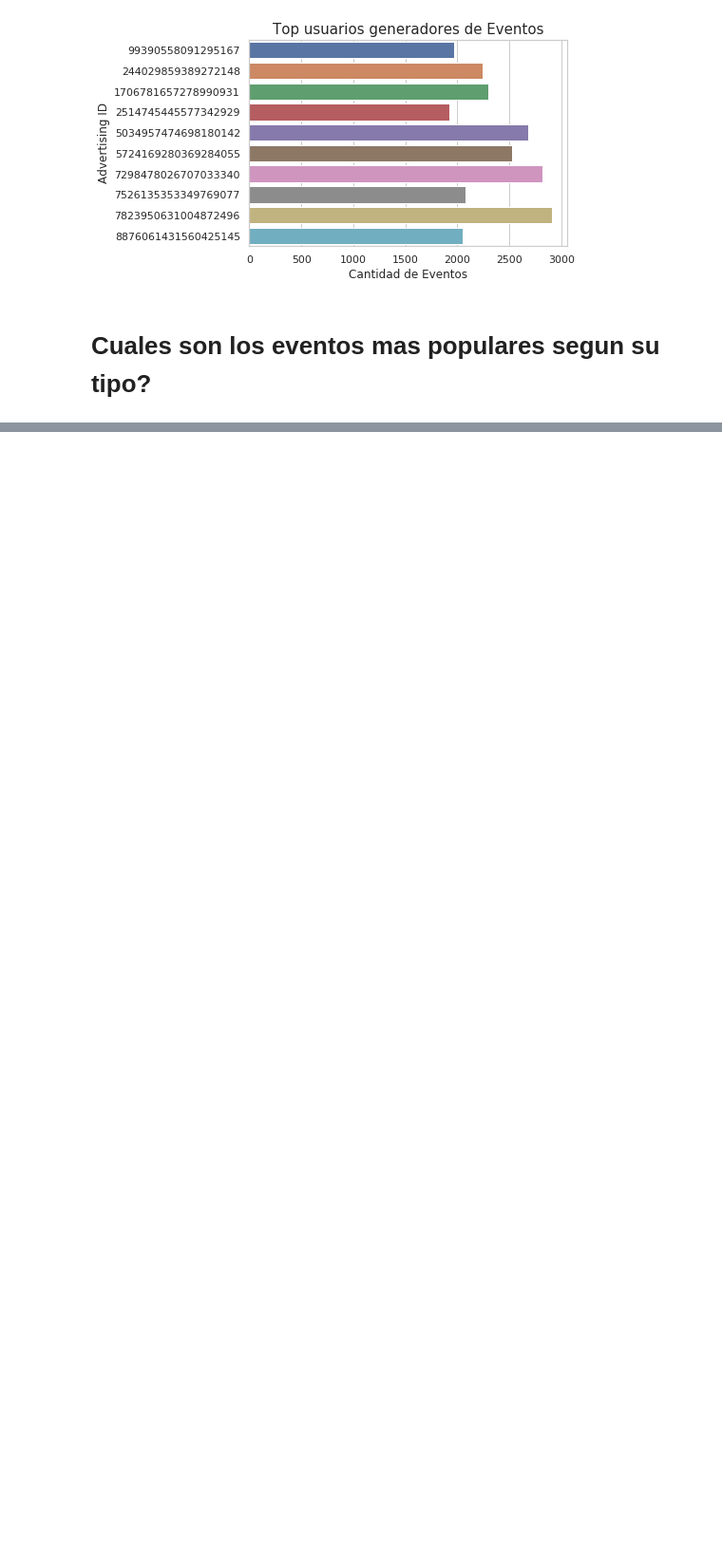
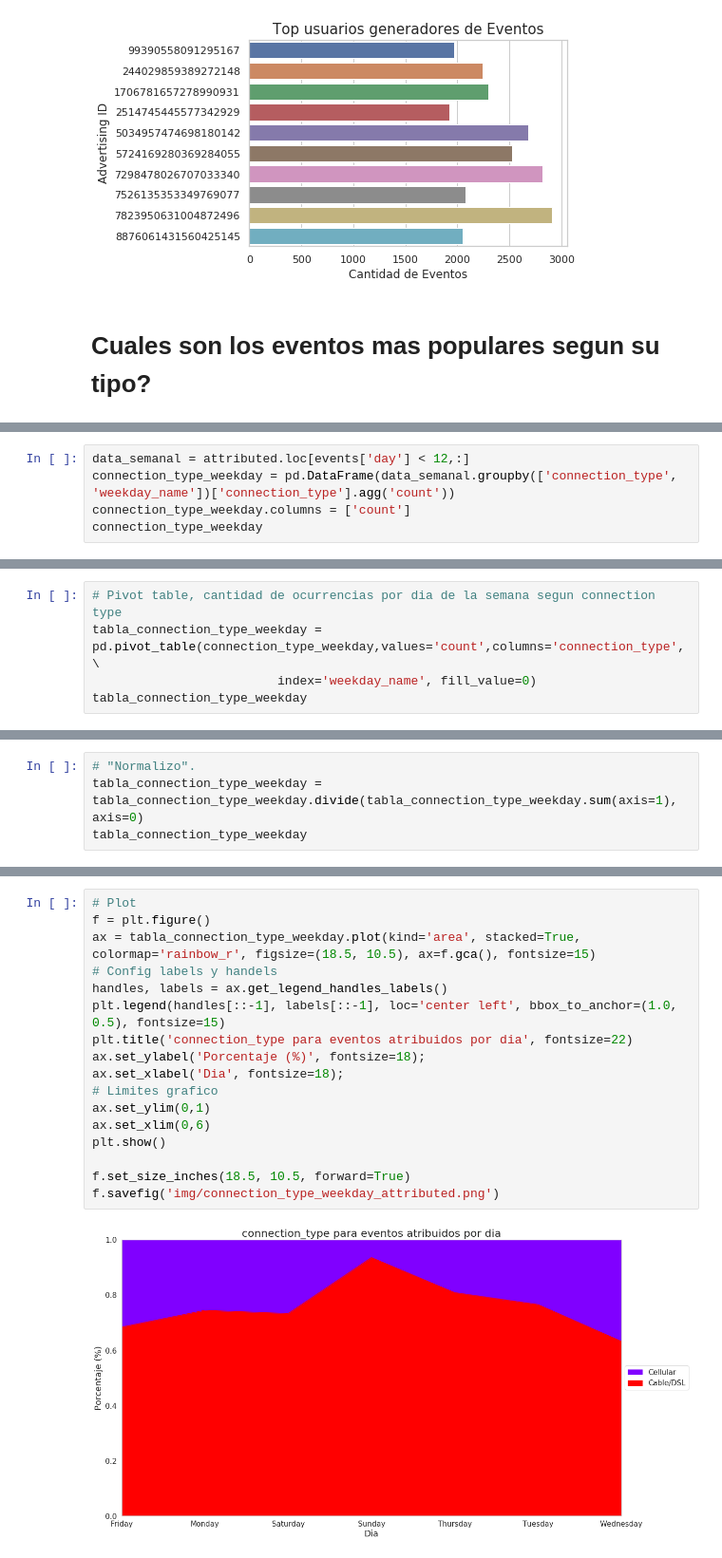
Before and after one commit to GastonMontes/75.06-Datos-Grupo22-TP1, a Jupyter notebook: temp/AnalisisTP1_events.ipynb, the cells around one changed output, grey strips where cells are left out. Shown: that part at 95% size. Saved outputs shown, nothing was run; the diff lists cells and outputs as text; blank space fills up the shorter version.

```diff
--- a/temp/AnalisisTP1_events.ipynb
+++ b/temp/AnalisisTP1_events.ipynb
@@ -201,0 +279,5 @@ g.get_figure().savefig('img/top_events_kind.png')
+# %%
+data_semanal = attributed.loc[events['day'] < 12,:]
+connection_type_weekday = pd.DataFrame(data_semanal.groupby(['connection_type', 'weekday_name'])['connection_type'].agg('count'))
+connection_type_weekday.columns = ['count']
+connection_type_weekday
@@ -201,0 +301,5 @@ g.get_figure().savefig('img/top_events_kind.png')
+# %%
+# Pivot table, cantidad de ocurrencias por dia de la semana segun connection type
+tabla_connection_type_weekday = pd.pivot_table(connection_type_weekday,values='count',columns='connection_type', \
+                         index='weekday_name', fill_value=0)
+tabla_connection_type_weekday
@@ -201,0 +316,4 @@ g.get_figure().savefig('img/top_events_kind.png')
+# %%
+# "Normalizo".
+tabla_connection_type_weekday = tabla_connection_type_weekday.divide(tabla_connection_type_weekday.sum(axis=1), axis=0)
+tabla_connection_type_weekday
@@ -201,0 +330,19 @@ g.get_figure().savefig('img/top_events_kind.png')
+# %%
+# Plot
+f = plt.figure()
+ax = tabla_connection_type_weekday.plot(kind='area', stacked=True, colormap='rainbow_r', figsize=(18.5, 10.5), ax=f.gca(), fontsize=15)
+# Config labels y handels
+handles, labels = ax.get_legend_handles_labels()
+plt.legend(handles[::-1], labels[::-1], loc='center left', bbox_to_anchor=(1.0, 0.5), fontsize=15)
+plt.title('connection_type para eventos atribuidos por dia', fontsize=22)
+ax.set_ylabel('Porcentaje (%)', fontsize=18);
+ax.set_xlabel('Dia', fontsize=18);
+# Limites grafico
+ax.set_ylim(0,1)
+ax.set_xlim(0,6)
+plt.show()
+
+f.set_size_inches(18.5, 10.5, forward=True)
+f.savefig('img/connection_type_weekday_attributed.png')
+# %% [output]
+[figure, added]
```
Also changed, not shown: parts of 22 cells of this notebook, 2 other files.
